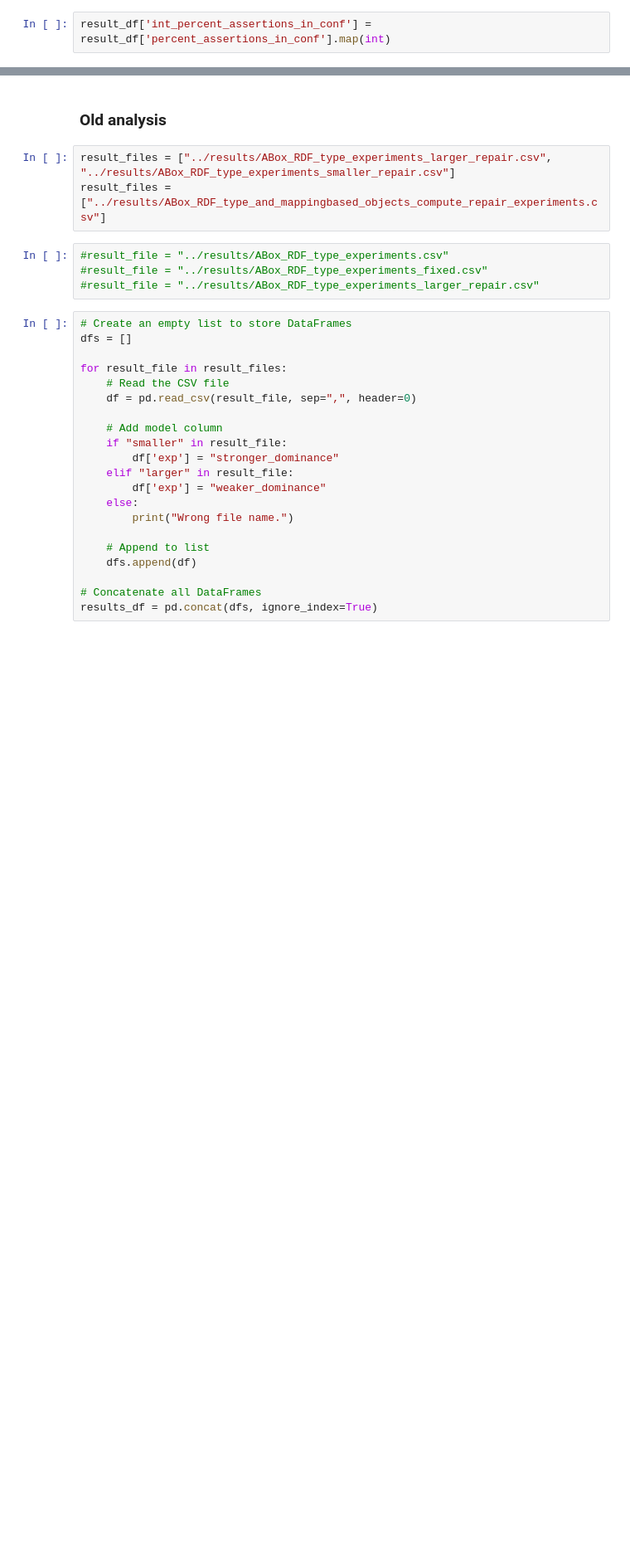
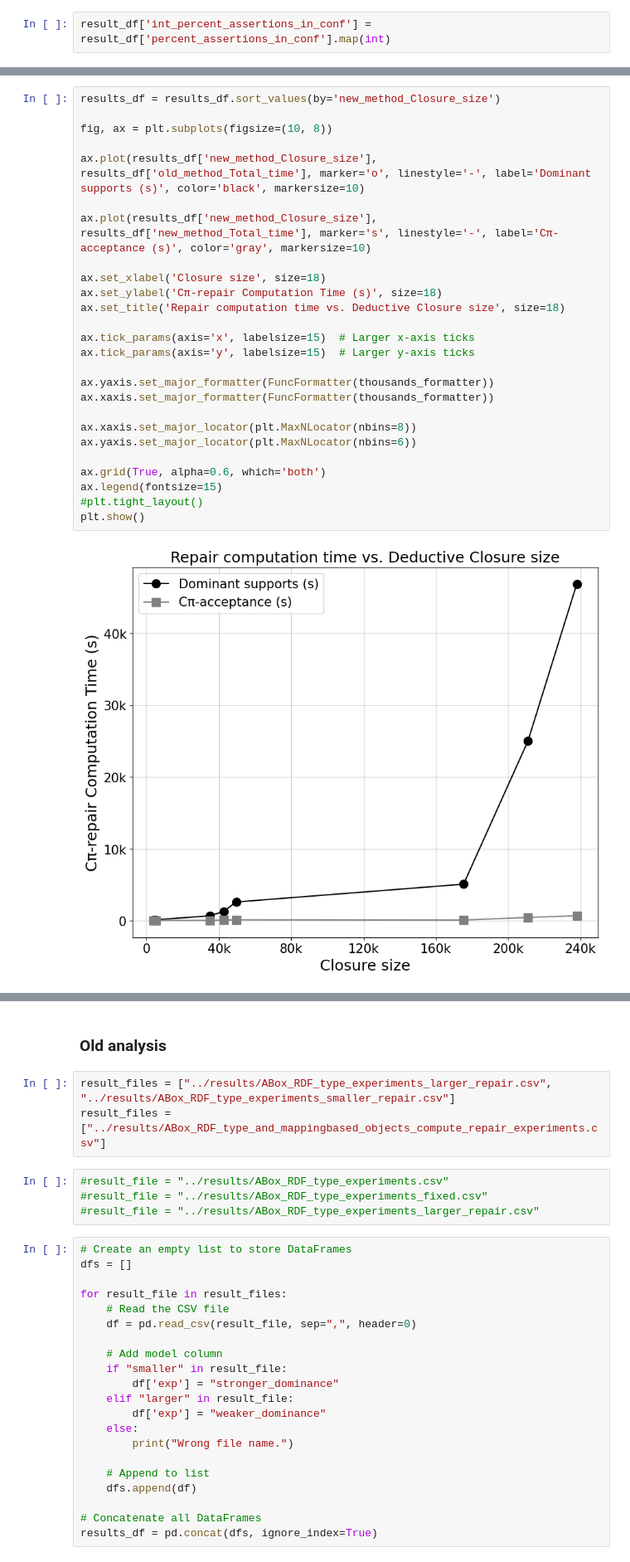
Before and after one commit to ahmedlaouar/py_reasoner, a Jupyter notebook: core/results_stats.ipynb, the cells around one changed output, grey strips where cells are left out. Shown at 83% size. Saved outputs shown, nothing was run; the diff lists cells and outputs as text; blank space fills up the shorter version.

```diff
--- a/core/results_stats.ipynb
+++ b/core/results_stats.ipynb
@@ -144,0 +259,28 @@ plt.show()
+# %%
+results_df = results_df.sort_values(by='new_method_Closure_size')
+
+fig, ax = plt.subplots(figsize=(10, 8))
+
+ax.plot(results_df['new_method_Closure_size'], results_df['old_method_Total_time'], marker='o', linestyle='-', label='Dominant supports (s)', color='black', markersize=10)
+
+ax.plot(results_df['new_method_Closure_size'], results_df['new_method_Total_time'], marker='s', linestyle='-', label='Cπ-acceptance (s)', color='gray', markersize=10)
+
+ax.set_xlabel('Closure size', size=18)
+ax.set_ylabel('Cπ-repair Computation Time (s)', size=18)
+ax.set_title('Repair computation time vs. Deductive Closure size', size=18)
+
+ax.tick_params(axis='x', labelsize=15)  # Larger x-axis ticks
+ax.tick_params(axis='y', labelsize=15)  # Larger y-axis ticks
+
+ax.yaxis.set_major_formatter(FuncFormatter(thousands_formatter))
+ax.xaxis.set_major_formatter(FuncFormatter(thousands_formatter))
+
+ax.xaxis.set_major_locator(plt.MaxNLocator(nbins=8))
+ax.yaxis.set_major_locator(plt.MaxNLocator(nbins=6))
+
+ax.grid(True, alpha=0.6, which='both')
+ax.legend(fontsize=15)
+#plt.tight_layout()
+plt.show()
+# %% [output]
+[figure, added]
```
Also changed, not shown: parts of 20 cells of this notebook, 7 other files.
